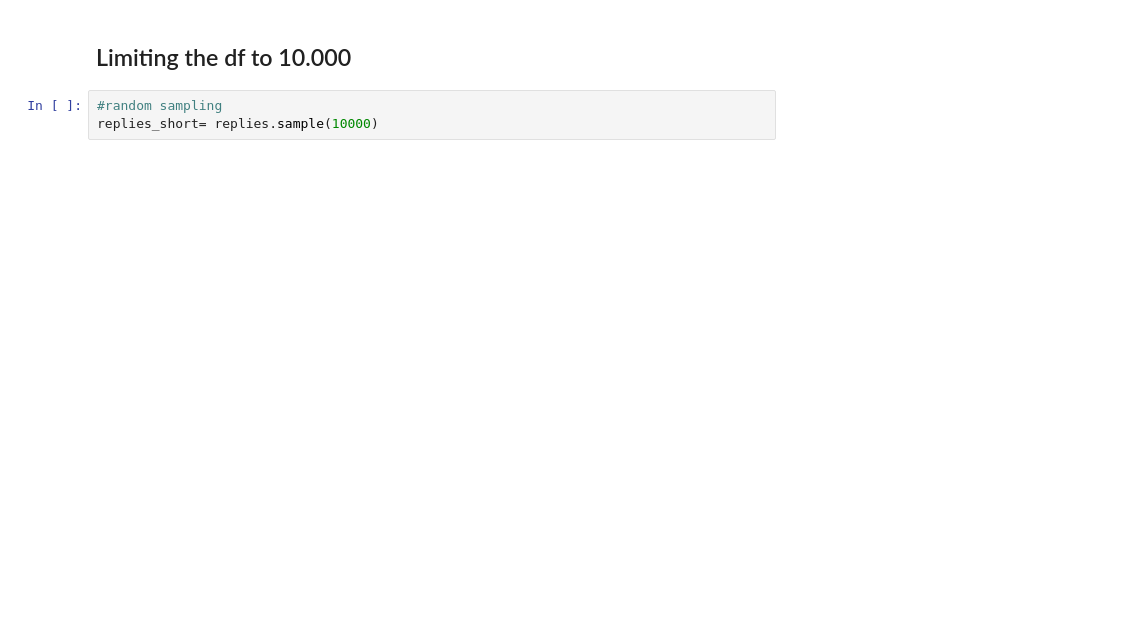
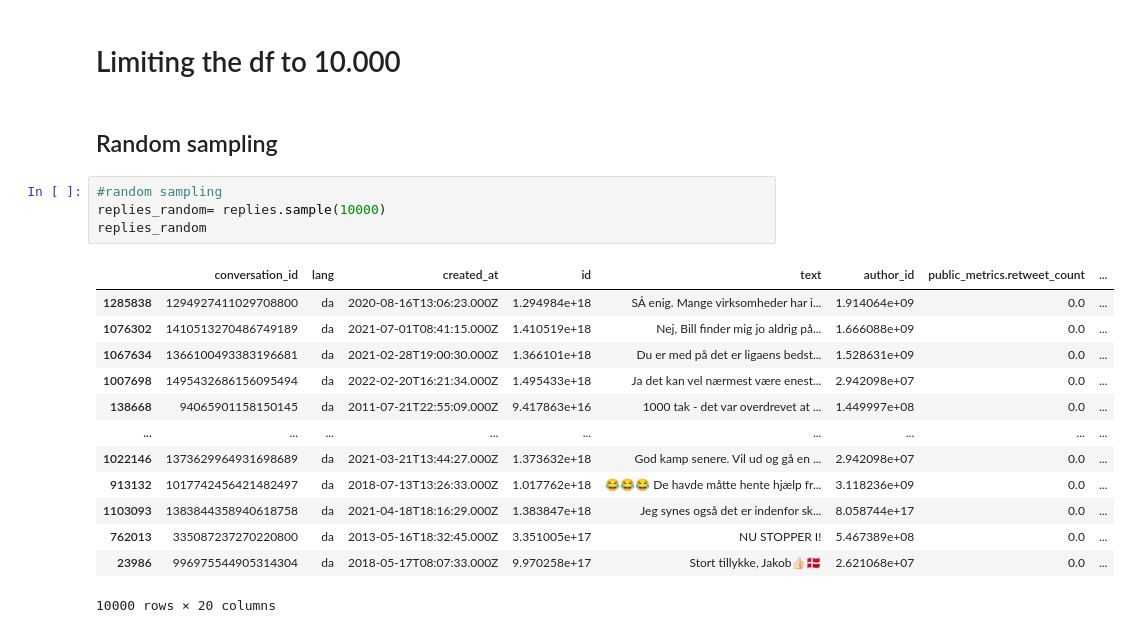
Before and after one commit to idadencker/STANDBY_IDA, a Jupyter notebook: Creating dataset of reference tweets/Scripts/Creating_dataset.ipynb, the cells around one changed output. Drawn from its saved outputs; the diff is of its cells as text; blank space fills up the shorter version.

```diff
--- a/Creating dataset of reference tweets/Scripts/Creating_dataset.ipynb
+++ b/Creating dataset of reference tweets/Scripts/Creating_dataset.ipynb
@@ -22,5 +126,22 @@ print(rec_nition['text'][:100])
 # %% [markdown]
-## Limiting the df to 10.000
+# Limiting the df to 10.000
+# %% [markdown]
+## Random sampling
 # %%
 #random sampling
-replies_short= replies.sample(10000)
+replies_random= replies.sample(10000)
+replies_random
+# %% [output]
+|  | conversation_id | lang | created_at | id | text | author_id | public_metrics.retweet_count | ... |
+| 1285838 | 1294927411029708800 | da | 2020-08-16T13:06:23.000Z | 1.294984e+18 | SÅ enig. Mange virksomheder har i... | 1.914064e+09 | 0.0 | ... |
+| 1076302 | 1410513270486749189 | da | 2021-07-01T08:41:15.000Z | 1.410519e+18 | Nej, Bill finder mig jo aldrig på... | 1.666088e+09 | 0.0 | ... |
+| 1067634 | 1366100493383196681 | da | 2021-02-28T19:00:30.000Z | 1.366101e+18 | Du er med på det er ligaens bedst... | 1.528631e+09 | 0.0 | ... |
+| 1007698 | 1495432686156095494 | da | 2022-02-20T16:21:34.000Z | 1.495433e+18 | Ja det kan vel nærmest være enest... | 2.942098e+07 | 0.0 | ... |
+| 138668 | 94065901158150145 | da | 2011-07-21T22:55:09.000Z | 9.417863e+16 | 1000 tak - det var overdrevet at ... | 1.449997e+08 | 0.0 | ... |
+| ... | ... | ... | ... | ... | ... | ... | ... | ... |
+| 1022146 | 1373629964931698689 | da | 2021-03-21T13:44:27.000Z | 1.373632e+18 | God kamp senere. Vil ud og gå en ... | 2.942098e+07 | 0.0 | ... |
+| 913132 | 1017742456421482497 | da | 2018-07-13T13:26:33.000Z | 1.017762e+18 | 😂😂😂 De havde måtte hente hjælp fr... | 3.118236e+09 | 0.0 | ... |
+| 1103093 | 1383844358940618758 | da | 2021-04-18T18:16:29.000Z | 1.383847e+18 | Jeg synes også det er indenfor sk... | 8.058744e+17 | 0.0 | ... |
+| 762013 | 335087237270220800 | da | 2013-05-16T18:32:45.000Z | 3.351005e+17 | NU STOPPER I! | 5.467389e+08 | 0.0 | ... |
+| 23986 | 996975544905314304 | da | 2018-05-17T08:07:33.000Z | 9.970258e+17 | Stort tillykke, Jakob👍🏻🇩🇰 | 2.621068e+07 | 0.0 | ... |
+10000 rows × 20 columns
```
Also changed, not shown: parts of 20 cells of this notebook, 3 other files.
